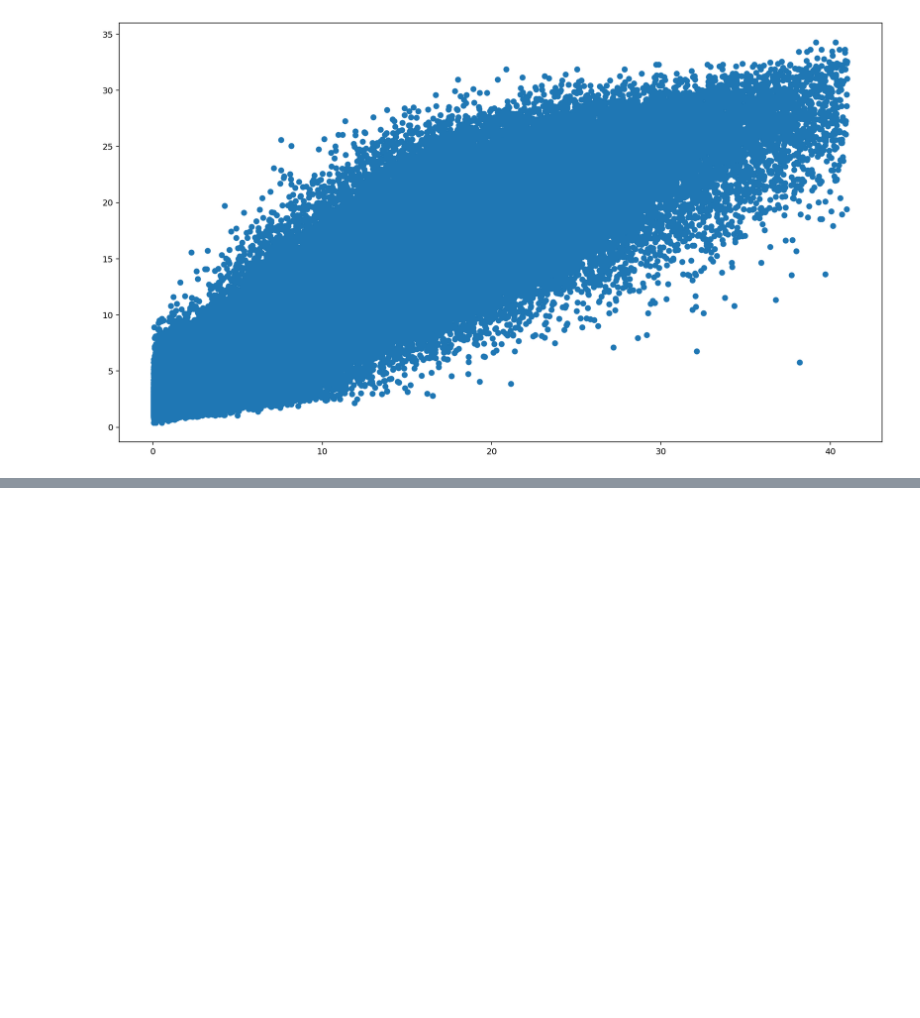
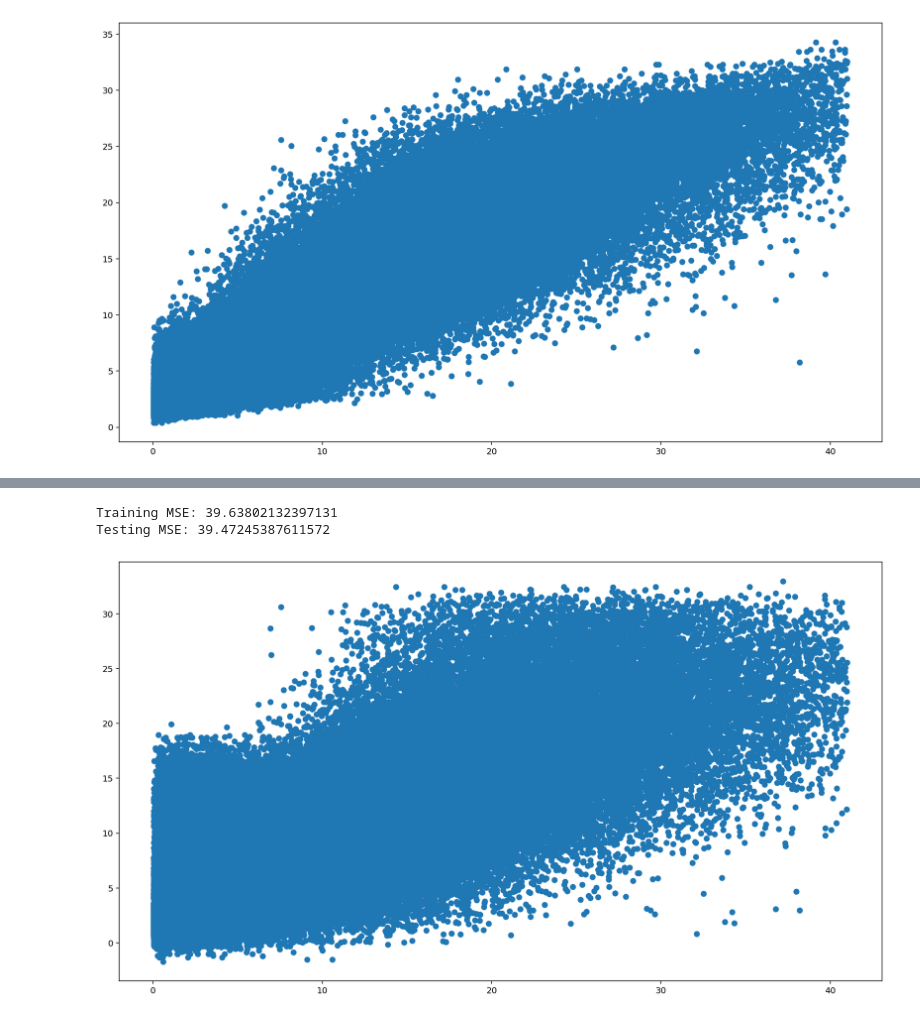
Before and after one commit to blowe615/starbucks_offers, a Jupyter notebook: starbucks_offers.ipynb, the cells around one changed output, grey strips where cells are left out. Drawn from its saved outputs; the diff is of its cells as text; code cells hidden in the pictures; blank space fills up the shorter version.

```diff
--- a/starbucks_offers.ipynb
+++ b/starbucks_offers.ipynb
@@ -1141,0 +1097,6 @@ Testing MSE: 26.443726964446103
+# %%
+plot_pred_actual(SGDRegressor(), X_train_IQR, X_test_IQR, y_train_IQR, y_test_IQR)
+# %% [output]
+Training MSE: 39.63802132397131
+Testing MSE: 39.47245387611572
+[figure, added]
```
Also changed, not shown: parts of 13 cells of this notebook.
